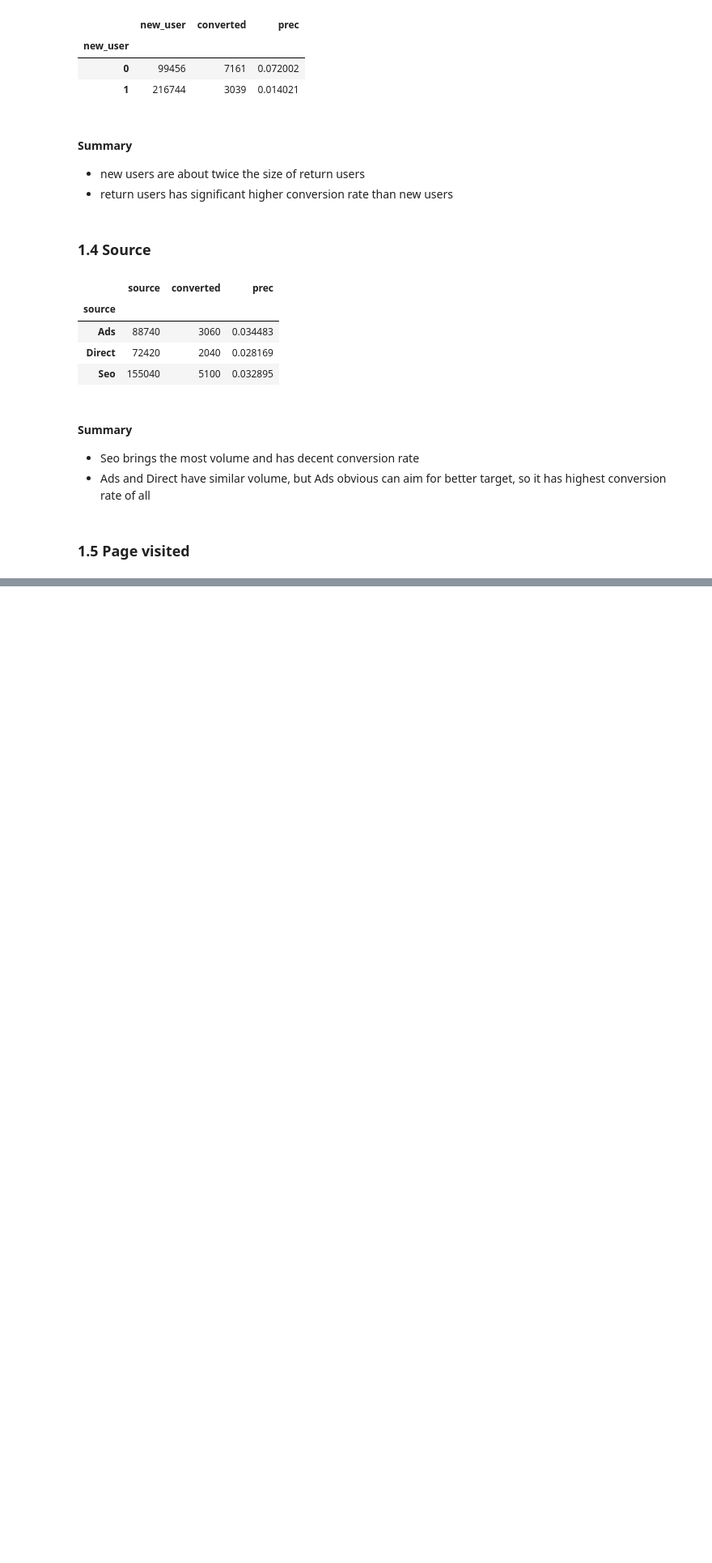
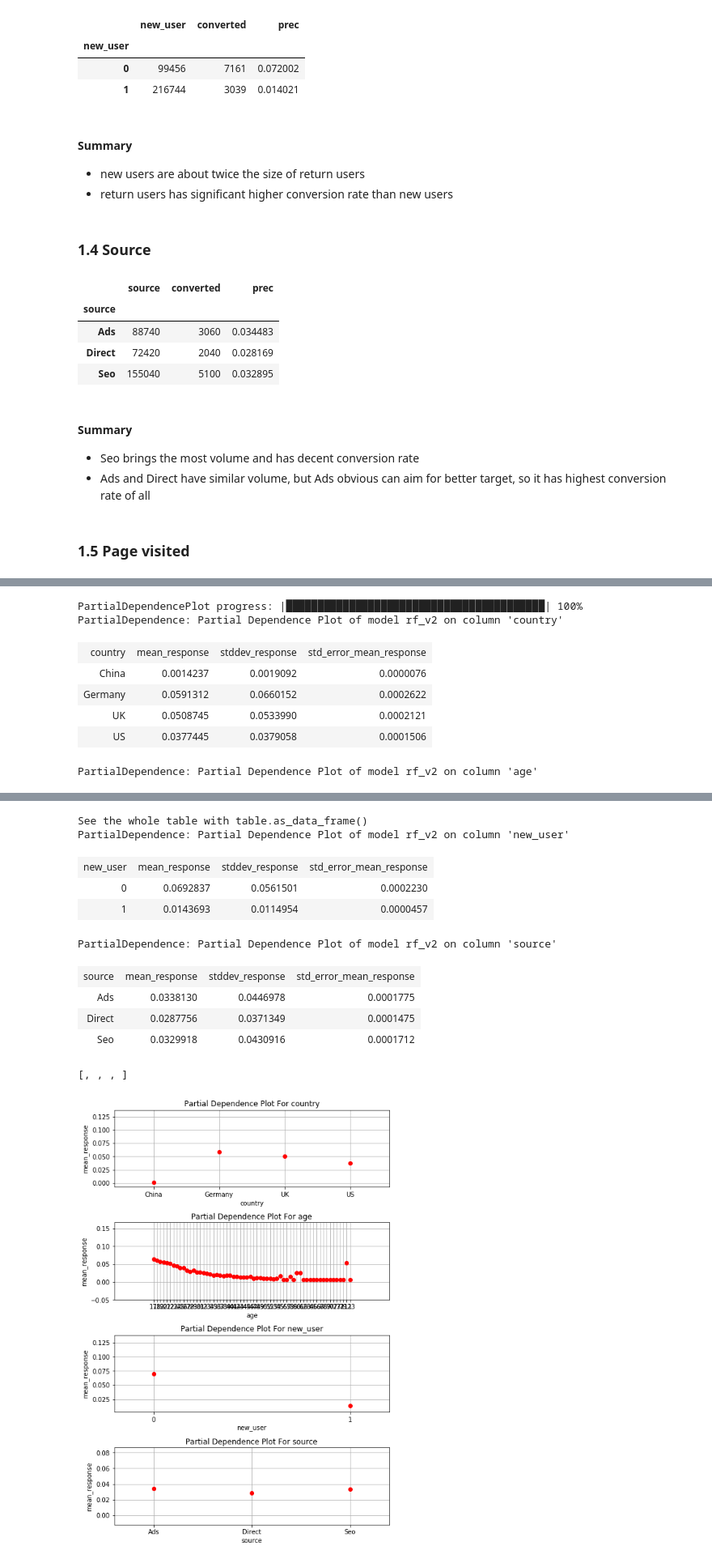
Before and after one commit to YizhiW/DS_Challenges, a Jupyter notebook: 1_ConversionRate/ConversionRate.ipynb, the cells around one changed output, grey strips where cells are left out. Shown at 81% size. Saved outputs shown, nothing was run; the diff lists cells and outputs as text; code cells hidden in the pictures; blank space fills up the shorter version.

```diff
--- a/1_ConversionRate/ConversionRate.ipynb
+++ b/1_ConversionRate/ConversionRate.ipynb
@@ -130,0 +366,13 @@ Name: total_pages_visited, dtype: int64
+# %%
+rf_v2 = H2ORandomForestEstimator(
+    model_id="rf_v2",
+    mtries = -1,
+    ntrees=200,
+    max_depth = 50,
+    stopping_rounds=2,
+    score_each_iteration=True,
+    seed=1000000)
+x = hf.col_names[:-1]
+x.remove('total_pages_visited')
+y = hf.col_names[-1]
+rf_v2.train(x, y, training_frame=train, validation_frame=validate)
@@ -130,0 +503,13 @@ Name: total_pages_visited, dtype: int64
+# %%
+rf_v2.partial_plot(data=validate, cols=x, destination_key=None, nbins=60, weight_column=None,
+                     plot=True, plot_stddev = False, figsize=(7, 10), server=False, include_na=False, user_splits=None,
+                     save_to_file=None)
+# %% [output]
+PartialDependencePlot progress: |█████████████████████████████████████████| 100%
+PartialDependence: Partial Dependence Plot of model rf_v2 on column 'country'
+| country | mean_response | stddev_response | std_error_mean_response |
+| China | 0.0014237 | 0.0019092 | 0.0000076 |
+| Germany | 0.0591312 | 0.0660152 | 0.0002622 |
+| UK | 0.0508745 | 0.0533990 | 0.0002121 |
+| US | 0.0377445 | 0.0379058 | 0.0001506 |
+PartialDependence: Partial Dependence Plot of model rf_v2 on column 'age'
@@ -130,0 +528,12 @@ Name: total_pages_visited, dtype: int64
+See the whole table with table.as_data_frame()
+PartialDependence: Partial Dependence Plot of model rf_v2 on column 'new_user'
+| new_user | mean_response | stddev_response | std_error_mean_response |
+| 0 | 0.0692837 | 0.0561501 | 0.0002230 |
+| 1 | 0.0143693 | 0.0114954 | 0.0000457 |
+PartialDependence: Partial Dependence Plot of model rf_v2 on column 'source'
+| source | mean_response | stddev_response | std_error_mean_response |
+| Ads | 0.0338130 | 0.0446978 | 0.0001775 |
+| Direct | 0.0287756 | 0.0371349 | 0.0001475 |
+| Seo | 0.0329918 | 0.0430916 | 0.0001712 |
+[, , , ]
+[figure, added]
```
Also changed, not shown: parts of 24 cells of this notebook, 6 other files.
